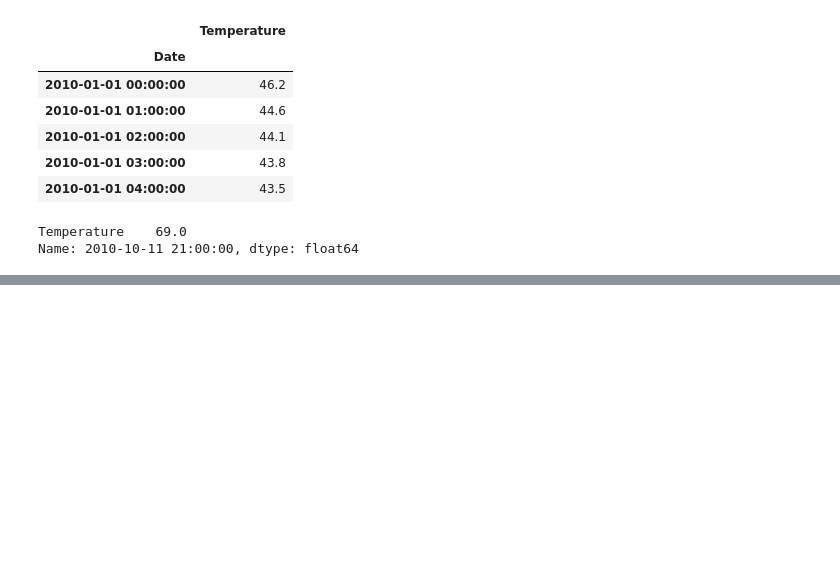
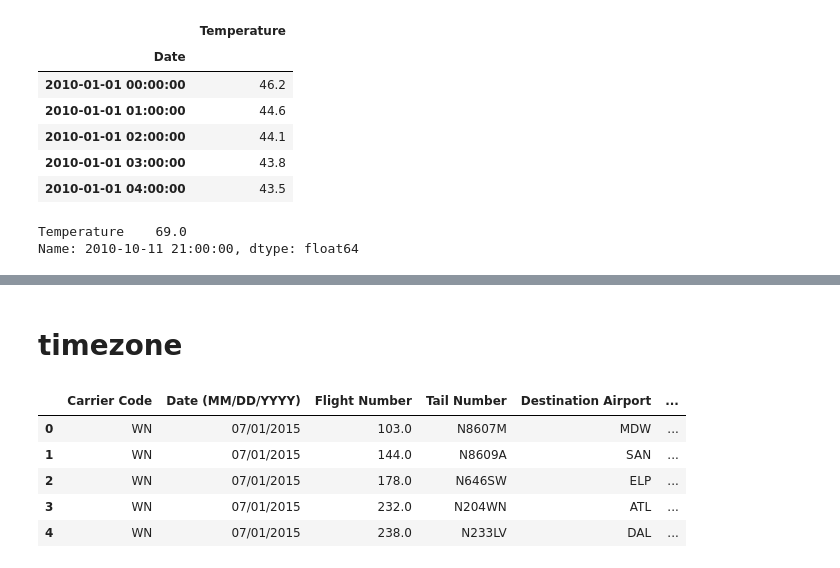
Before and after one commit to Suvamp/Datacamp-Notebooks, a Jupyter notebook: 8.pandas-foundations.ipynb, the cells around one changed output, grey strips where cells are left out. Cells and saved outputs as stored; diff of their text form; code cells hidden in the pictures; blank space fills up the shorter version.

```diff
--- a/8.pandas-foundations.ipynb
+++ b/8.pandas-foundations.ipynb
@@ -605,0 +763,12 @@ ts3 = ts0.loc['2010-12-15':'2010-12-31']
+# %% [markdown]
+# timezone
+# %%
+df = pd.read_csv('airpot1.csv')
+df.head()
+# %% [output]
+|  | Carrier Code | Date (MM/DD/YYYY) | Flight Number | Tail Number | Destination Airport | ... |
+| 0 | WN | 07/01/2015 | 103.0 | N8607M | MDW | ... |
+| 1 | WN | 07/01/2015 | 144.0 | N8609A | SAN | ... |
+| 2 | WN | 07/01/2015 | 178.0 | N646SW | ELP | ... |
+| 3 | WN | 07/01/2015 | 232.0 | N204WN | ATL | ... |
+| 4 | WN | 07/01/2015 | 238.0 | N233LV | DAL | ... |
```
Also changed, not shown: parts of 15 cells of this notebook, 8 other files.
